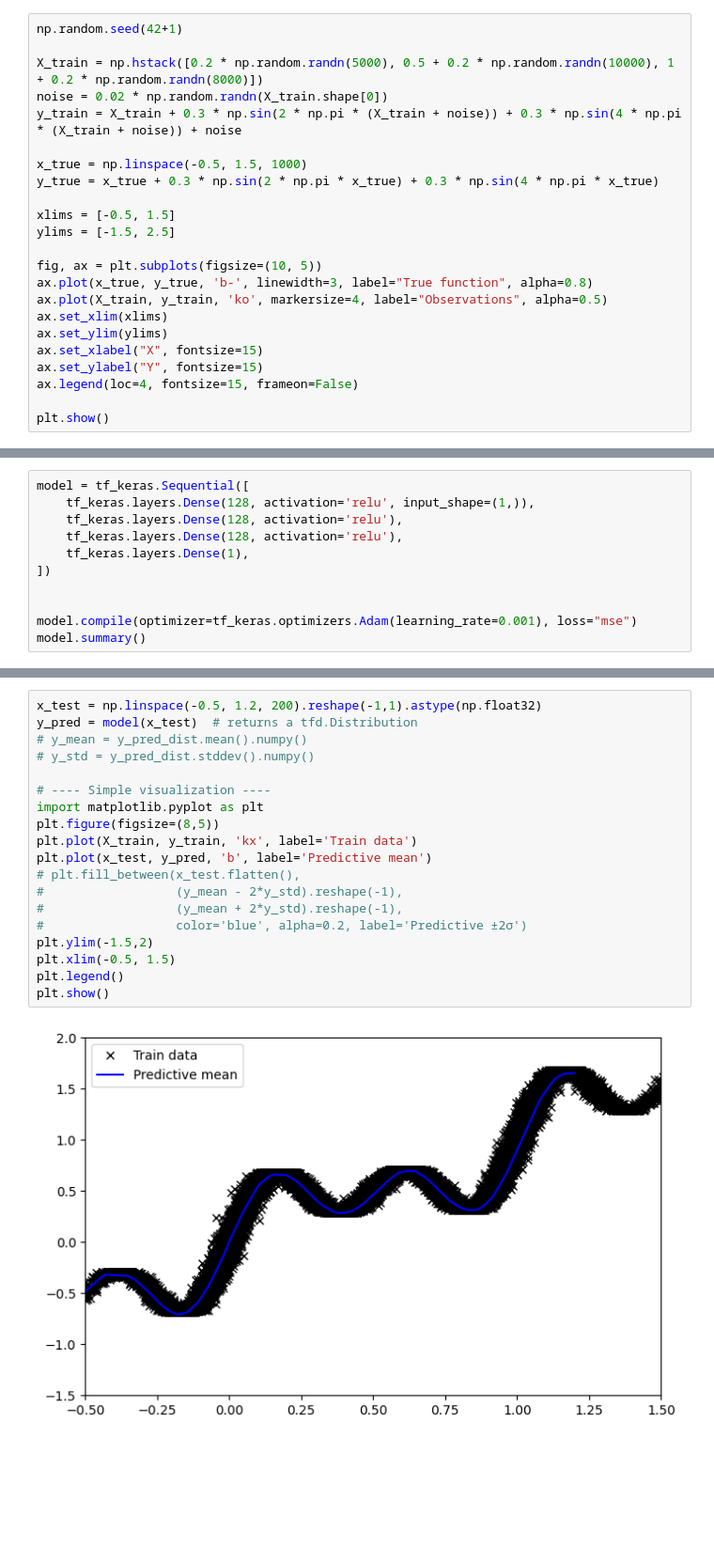
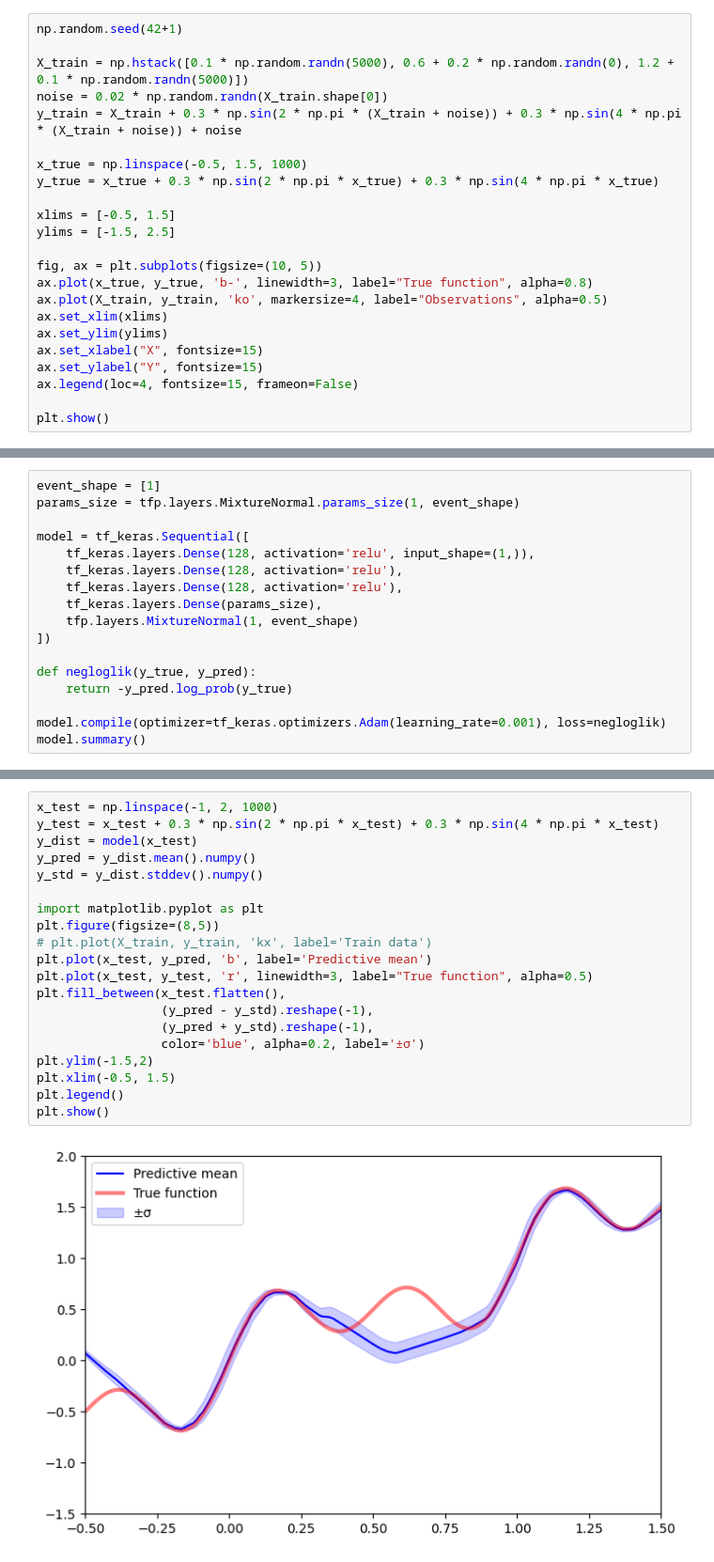
Before and after one commit to kacper-drabicki/redshift, a Jupyter notebook: BNNtesting.ipynb, the cells around one changed output, grey strips where cells are left out. Shown at 94% size. Saved outputs shown, nothing was run; the diff lists cells and outputs as text; blank space fills up the shorter version.

```diff
--- a/BNNtesting.ipynb
+++ b/BNNtesting.ipynb
@@ -11,7 +7,7 @@ To enable the following instructions: SSE4.1 SSE4.2 AVX AVX2 AVX512F AVX512_VNNI
 # %%
 np.random.seed(42+1)
 
-X_train = np.hstack([0.2 * np.random.randn(5000), 0.5 + 0.2 * np.random.randn(10000), 1 + 0.2 * np.random.randn(8000)])
+X_train = np.hstack([0.1 * np.random.randn(5000), 0.6 + 0.2 * np.random.randn(0), 1.2 + 0.1 * np.random.randn(5000)])
 noise = 0.02 * np.random.randn(X_train.shape[0])
 y_train = X_train + 0.3 * np.sin(2 * np.pi * (X_train + noise)) + 0.3 * np.sin(4 * np.pi * (X_train + noise)) + noise
 
@@ -65,12 +37,18 @@ def posterior(kernel_size, bias_size, dtype=None):
 # %%
+event_shape = [1]
+params_size = tfp.layers.MixtureNormal.params_size(1, event_shape)
+
 model = tf_keras.Sequential([
     tf_keras.layers.Dense(128, activation='relu', input_shape=(1,)),
     tf_keras.layers.Dense(128, activation='relu'),
     tf_keras.layers.Dense(128, activation='relu'),
-    tf_keras.layers.Dense(1),
+    tf_keras.layers.Dense(params_size),
+    tfp.layers.MixtureNormal(1, event_shape)
 ])
 
+def negloglik(y_true, y_pred):
+    return -y_pred.log_prob(y_true)
 
-model.compile(optimizer=tf_keras.optimizers.Adam(learning_rate=0.001), loss="mse")
+model.compile(optimizer=tf_keras.optimizers.Adam(learning_rate=0.001), loss=negloglik)
 model.summary()
 # %% [output]
@@ -114,21 +95,22 @@ Epoch 100/100
 # %%
-x_test = np.linspace(-0.5, 1.2, 200).reshape(-1,1).astype(np.float32)
-y_pred = model(x_test)  # returns a tfd.Distribution
-# y_mean = y_pred_dist.mean().numpy()
-# y_std = y_pred_dist.stddev().numpy()
+x_test = np.linspace(-1, 2, 1000)
+y_test = x_test + 0.3 * np.sin(2 * np.pi * x_test) + 0.3 * np.sin(4 * np.pi * x_test)
+y_dist = model(x_test)
+y_pred = y_dist.mean().numpy()
+y_std = y_dist.stddev().numpy()
 
-# ---- Simple visualization ----
 import matplotlib.pyplot as plt
 plt.figure(figsize=(8,5))
-plt.plot(X_train, y_train, 'kx', label='Train data')
+# plt.plot(X_train, y_train, 'kx', label='Train data')
 plt.plot(x_test, y_pred, 'b', label='Predictive mean')
-# plt.fill_between(x_test.flatten(),
-#                  (y_mean - 2*y_std).reshape(-1),
-#                  (y_mean + 2*y_std).reshape(-1),
-#                  color='blue', alpha=0.2, label='Predictive ±2σ')
+plt.plot(x_test, y_test, 'r', linewidth=3, label="True function", alpha=0.5)
+plt.fill_between(x_test.flatten(),
+                 (y_pred - y_std).reshape(-1),
+                 (y_pred + y_std).reshape(-1),
+                 color='blue', alpha=0.2, label='±σ')
 plt.ylim(-1.5,2)
 plt.xlim(-0.5, 1.5)
 plt.legend()
 plt.show()
 # %% [output]
-[figure, old version]
+[figure, new version]
```
Also changed, not shown: parts of 16 cells of this notebook, 1 other file.
